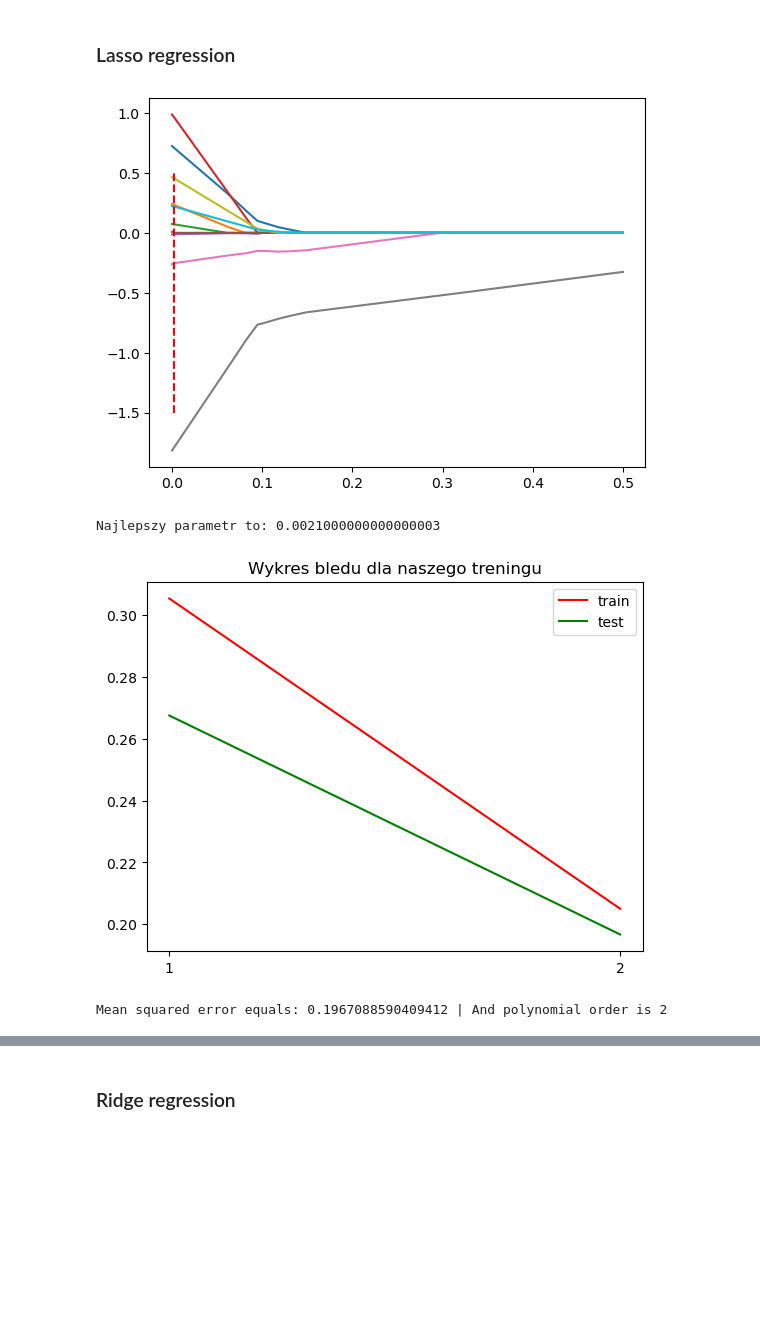
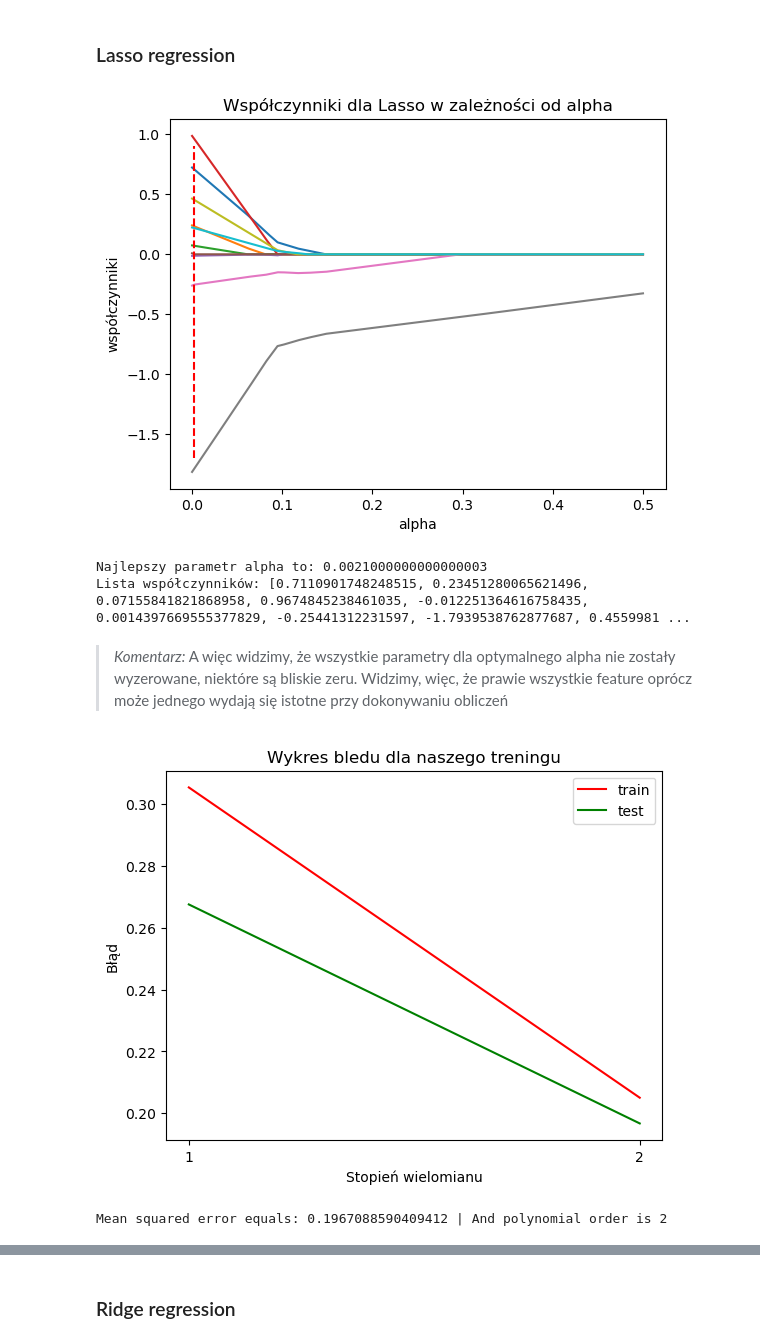
Before and after one commit to JHeczko/dataScience_kurs, a Jupyter notebook: Regression/Advanced/regression_advanced.ipynb, the cells around one changed output, grey strips where cells are left out. Drawn from its saved outputs; the diff is of its cells as text; code cells hidden in the pictures; blank space fills up the shorter version.

```diff
--- a/Regression/Advanced/regression_advanced.ipynb
+++ b/Regression/Advanced/regression_advanced.ipynb
@@ -421,7 +448,7 @@ Współczynniki dla danego modelu o stopniu 6 są odpowiednie [0.0, 6.9292987165
 ## Spróbujmy teraz zrobić troche bardziej zaawansowany model. Skupmy sie na przewidzeniu ile alkoholu będzie w winie
 # %%
 # Setup
-x = rwd.copy()
+x = rwd.copy(deep=True)
 y = x.alcohol.values
 x.pop('alcohol')
 x.pop('quality')
@@ -435,29 +464,42 @@ x_train, x_test, y_train, y_test = train_test_split(x_stand,y, test_size=0.2, ra
 # %%
 lam_val = []
 lam_coef = []
+
+# Genearcja danych dla wykresu wspolczynnikow
 range1 = np.arange(0.0001,0.5,0.0001)
 for lam in range1:
     model = Lasso(alpha=lam)
 
     model.fit(x_train, y_train)
 
     lam_coef.append(model.coef_.tolist())
     lam_val.append(lam)
 lam_coef = np.array(lam_coef).transpose()
 for el in lam_coef:
     plt.plot(lam_val, el)
 
-# Finding best parameter using GridSearch
+# Wyszkicowanie oraz znalezienie optymalnej alpha przy uzyciu gridsearch
 par_alpha = {"alpha": [i for i in range1]}
 regressor = GridSearchCV(Lasso(max_iter=20000), par_alpha, scoring='neg_mean_squared_error', cv=5)
 regressor.fit(x_train, y_train)
-plt.vlines(regressor.best_params_['alpha'],-1.5,0.5,color='red',linestyles='dashed')
+
+
+plt.vlines(regressor.best_params_['alpha'],-1.7,0.9,color='red',linestyles='dashed')
+plt.title("Współczynniki dla Lasso w zależności od alpha")
+plt.xlabel("alpha")
+plt.ylabel("współczynniki")
 plt.show()
-print(f"Najlepszy parametr to: {regressor.best_params_['alpha']}")
+
+
+print(f"Najlepszy parametr alpha to: {regressor.best_params_['alpha']}")
+print(f"Lista współczynników: {regressor.best_estimator_.coef_.tolist()}")
 #plt.legend([i for i in range(1,x.shape[1]+1)])
 # %% [output]
-[figure, old version]
+[figure, new version]
-Najlepszy parametr to: 0.0021000000000000003
+Najlepszy parametr alpha to: 0.0021000000000000003
+Lista współczynników: [0.7110901748248515, 0.23451280065621496, 0.07155841821868958, 0.9674845238461035, -0.012251364616758435, 0.0014397669555377829, -0.25441312231597, -1.7939538762877687, 0.4559981 ...
+# %% [markdown]
+> *Komentarz:* A więc widzimy, że wszystkie parametry dla optymalnego alpha nie zostały wyzerowane, niektóre są bliskie zeru. Widzimy, więc, że prawie wszystkie feature oprócz może jednego wydają się istotne przy dokonywaniu obliczeń
 # %%
 error_train = []
 error_test = []
@@ -478,9 +520,13 @@ plt.plot([i for i in range(1,degree_num)],error_train, color='red')
 plt.plot([i for i in range(1,degree_num)],error_test, color='green')
 plt.xticks([i for i in range(1,degree_num)])
 plt.legend(['train','test'])
+plt.xlabel("Stopień wielomianu")
+plt.ylabel("Błąd")
 plt.show()
+
+
 best = (min(error_test),error_test.index(min(error_test))+1)
 print(f"Mean squared error equals: {best[0]} | And polynomial order is {best[1]}")
 # %% [output]
-[figure, old version]
+[figure, new version]
 Mean squared error equals: 0.1967088590409412 | And polynomial order is 2
```
Also changed, not shown: parts of 19 cells of this notebook.
